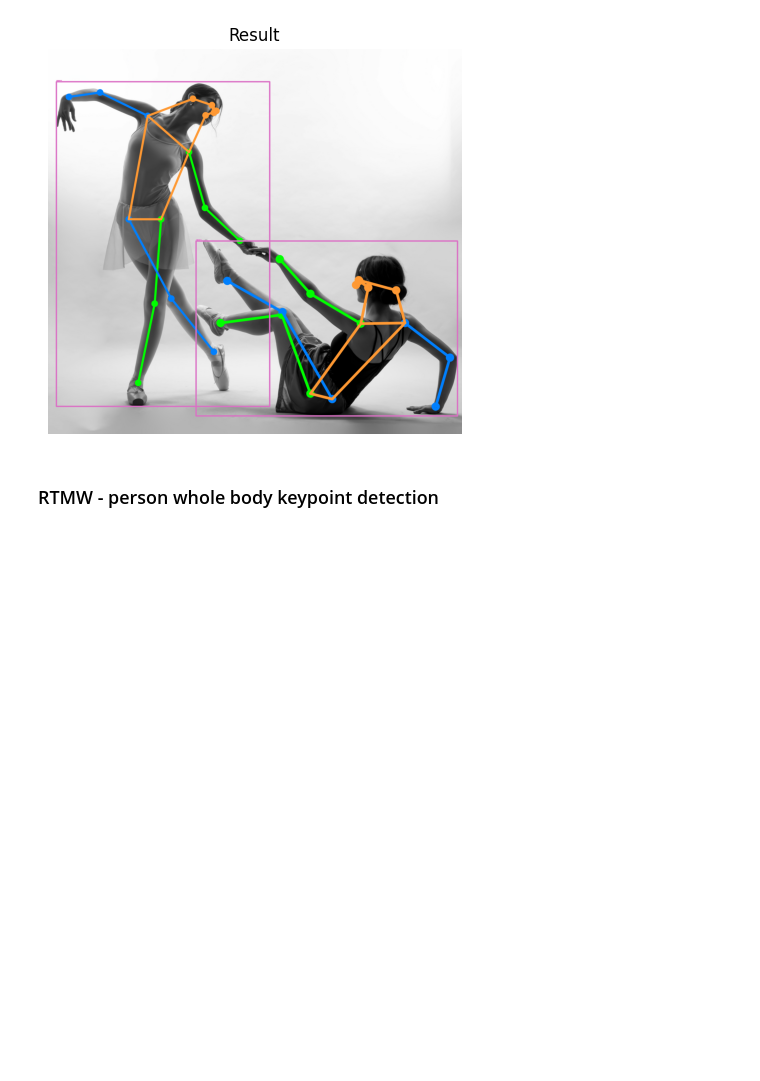
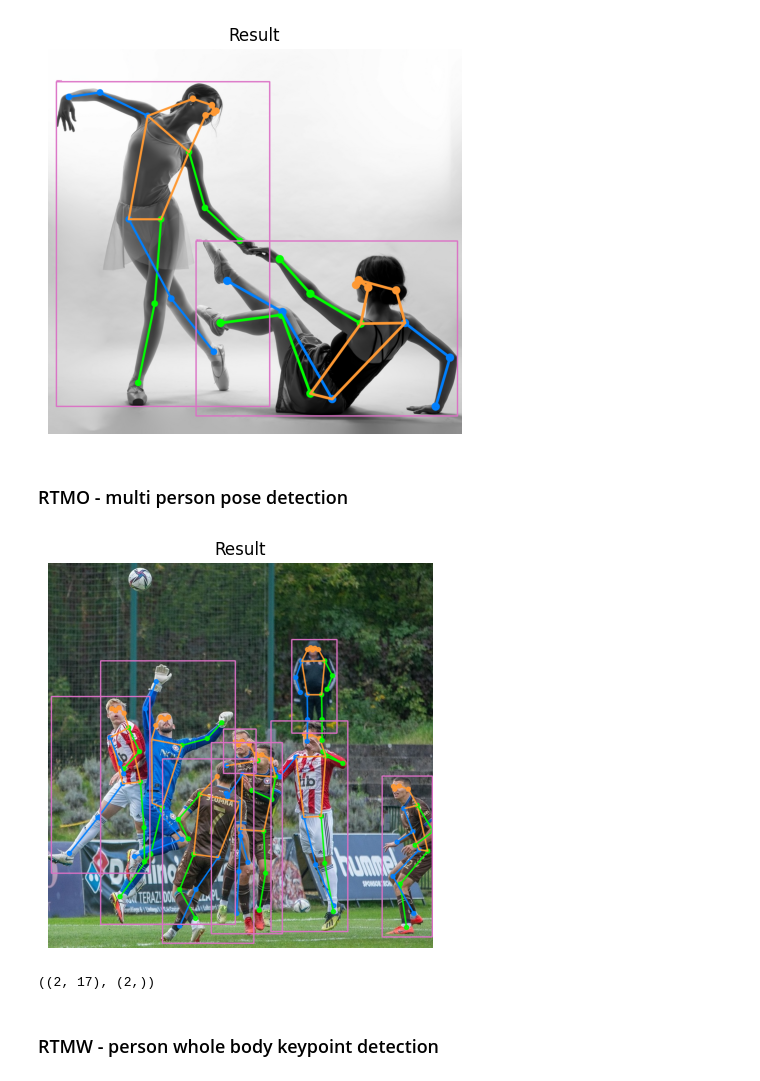
Before and after one commit to nomusanma/ezonnx-copy, a Jupyter notebook: examples/object_detection.ipynb, the cells around one changed output. Drawn from its saved outputs; the diff is of its cells as text; code cells hidden in the pictures; blank space fills up the shorter version.

Commit message:
RTMO added

```diff
--- a/examples/object_detection.ipynb
+++ b/examples/object_detection.ipynb
@@ -54,6 +54,19 @@ result = pose("images/multi_person.jpg")
 visualize_images("Result",result.visualized_img)
 # %% [output]
 [figure]
+# %% [markdown]
+### RTMO - multi person pose detection
+# %%
+from ezonnx import RTMO,visualize_images
+pose = RTMO("s")
+result = pose("images/multi_person_1.jpg")
+visualize_images("Result",result.visualized_img)
+# %% [output]
+[figure, added]
+# %%
+result.kpt_scores.shape, result.kpts.shape
+# %% [output]
+((2, 17), (2,))
 # %% [markdown]
 ### RTMW - person whole body keypoint detection
 # %%
```
Also changed, not shown: parts of 1 cell of this notebook, 4 other files.
